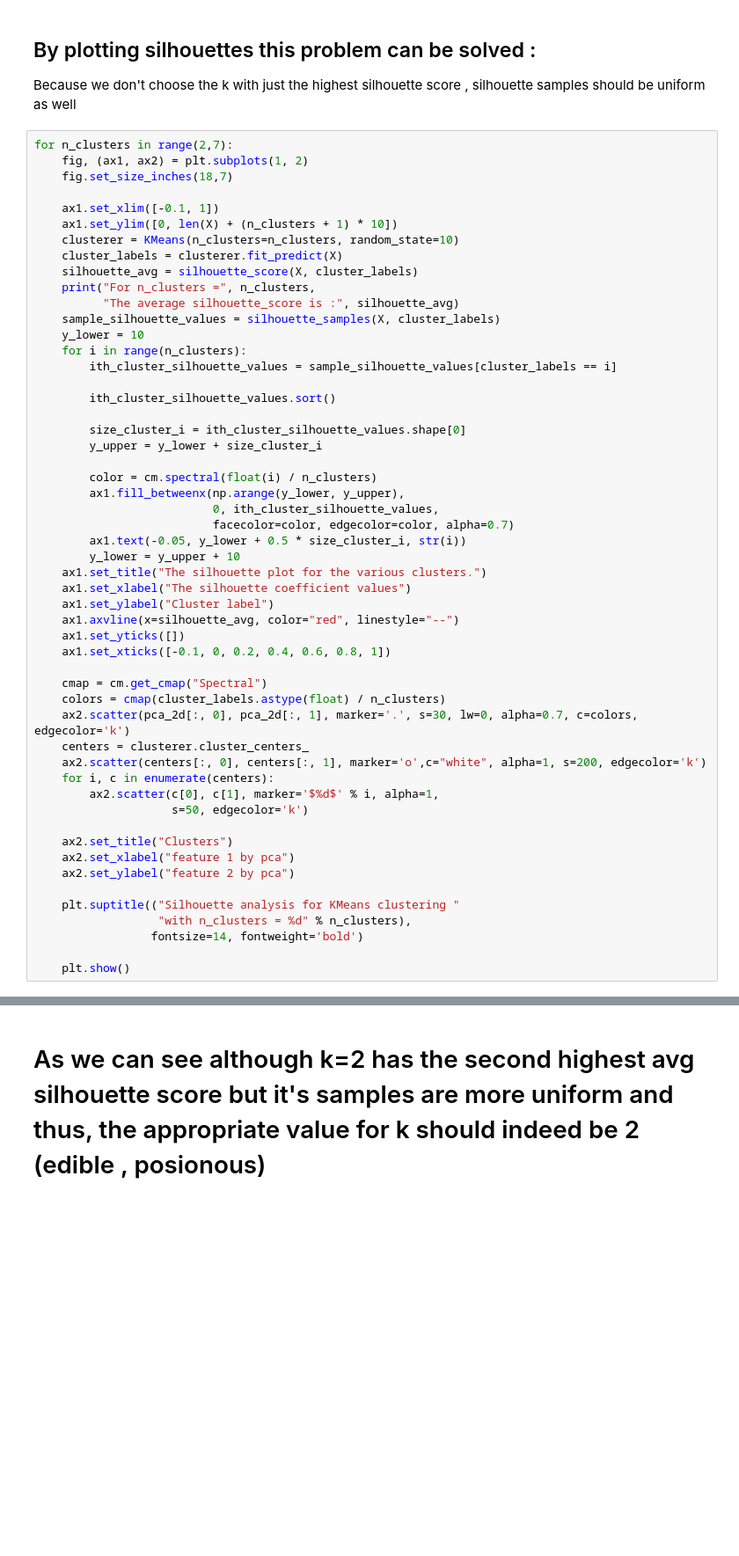
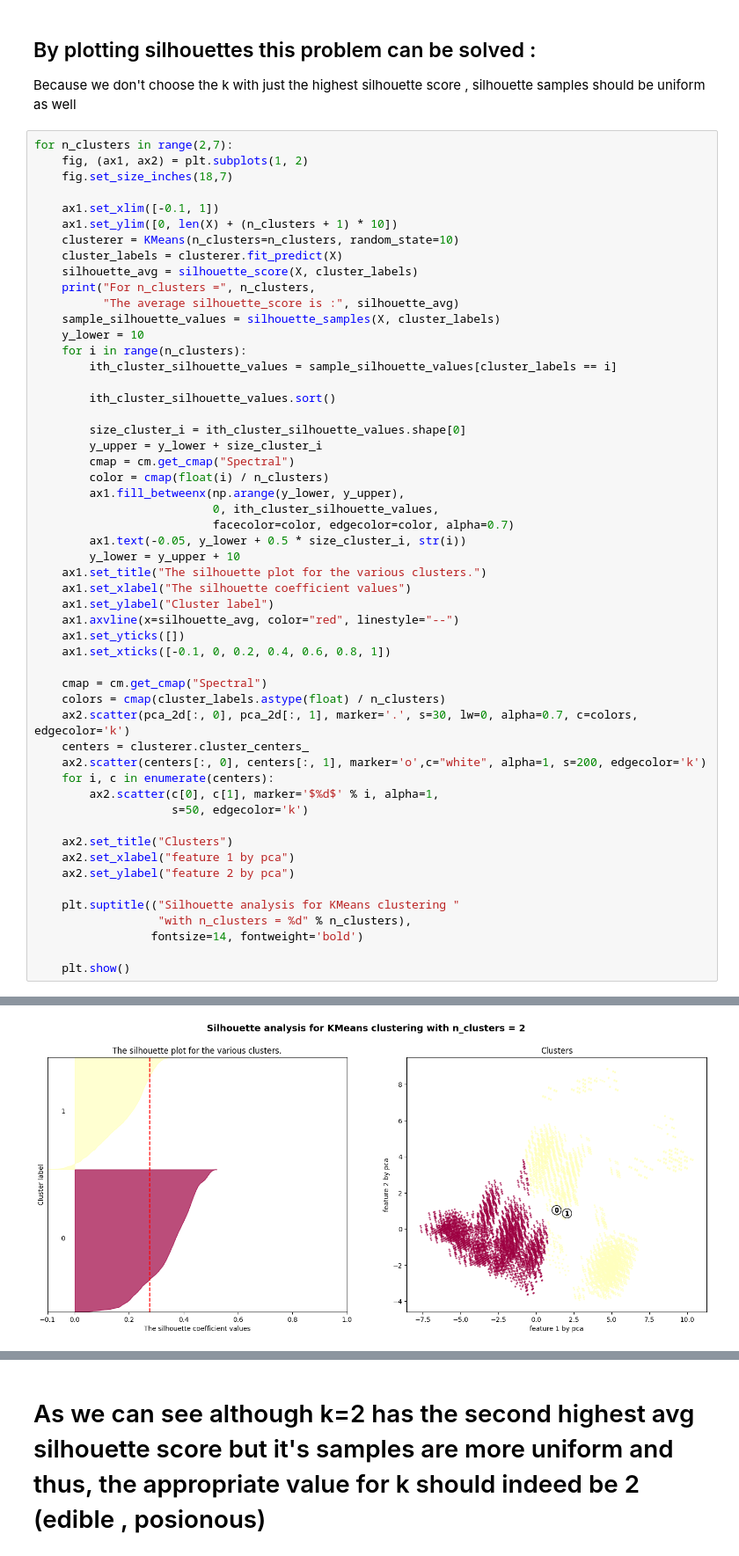
Before and after one commit to yoinkeds/Unsupervised-learning-with-KMeans, a Jupyter notebook: mushroom_kmeans_final.ipynb, the cells around one changed output, grey strips where cells are left out. Shown at 88% size. Cells and saved outputs as stored; diff of their text form; blank space fills up the shorter version.

```diff
--- a/mushroom_kmeans_final.ipynb
+++ b/mushroom_kmeans_final.ipynb
@@ -154,37 +154,38 @@ for n_clusters in range(2,7):
 
         size_cluster_i = ith_cluster_silhouette_values.shape[0]
         y_upper = y_lower + size_cluster_i
-
-        color = cm.spectral(float(i) / n_clusters)
+        cmap = cm.get_cmap("Spectral")
+        color = cmap(float(i) / n_clusters)
         ax1.fill_betweenx(np.arange(y_lower, y_upper),
                           0, ith_cluster_silhouette_values,
                           facecolor=color, edgecolor=color, alpha=0.7)
         ax1.text(-0.05, y_lower + 0.5 * size_cluster_i, str(i))
         y_lower = y_upper + 10
     ax1.set_title("The silhouette plot for the various clusters.")
     ax1.set_xlabel("The silhouette coefficient values")
     ax1.set_ylabel("Cluster label")
     ax1.axvline(x=silhouette_avg, color="red", linestyle="--")
     ax1.set_yticks([])
     ax1.set_xticks([-0.1, 0, 0.2, 0.4, 0.6, 0.8, 1])
 
     cmap = cm.get_cmap("Spectral")
     colors = cmap(cluster_labels.astype(float) / n_clusters)
     ax2.scatter(pca_2d[:, 0], pca_2d[:, 1], marker='.', s=30, lw=0, alpha=0.7, c=colors, edgecolor='k')
     centers = clusterer.cluster_centers_
     ax2.scatter(centers[:, 0], centers[:, 1], marker='o',c="white", alpha=1, s=200, edgecolor='k')
     for i, c in enumerate(centers):
         ax2.scatter(c[0], c[1], marker='$%d$' % i, alpha=1,
                     s=50, edgecolor='k')
 
     ax2.set_title("Clusters")
     ax2.set_xlabel("feature 1 by pca")
     ax2.set_ylabel("feature 2 by pca")
 
     plt.suptitle(("Silhouette analysis for KMeans clustering "
                   "with n_clusters = %d" % n_clusters),
                  fontsize=14, fontweight='bold')
 
     plt.show()
 # %% [output]
 For n_clusters = 2 The average silhouette_score is : 0.2759657250771089
+[figure, new version]
```
Also changed, not shown: parts of 5 cells of this notebook.
